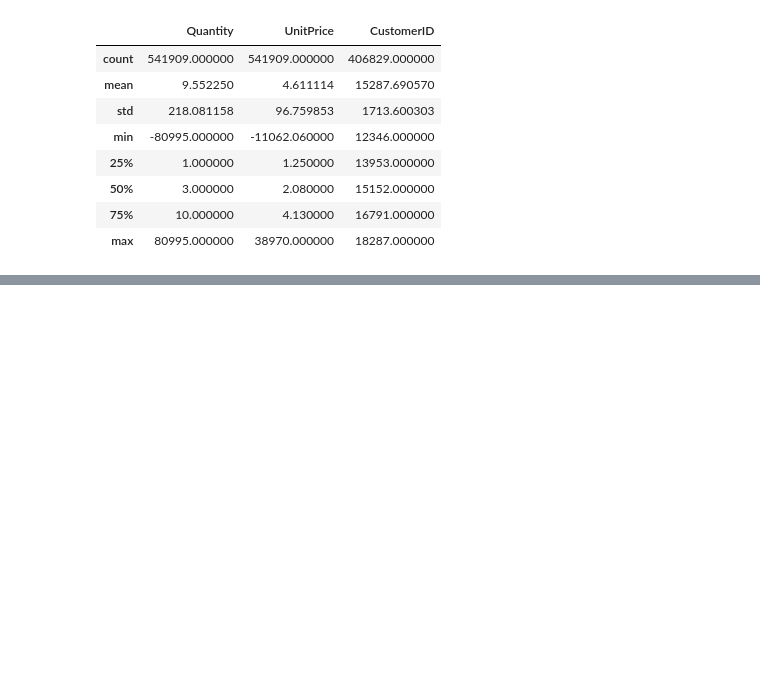
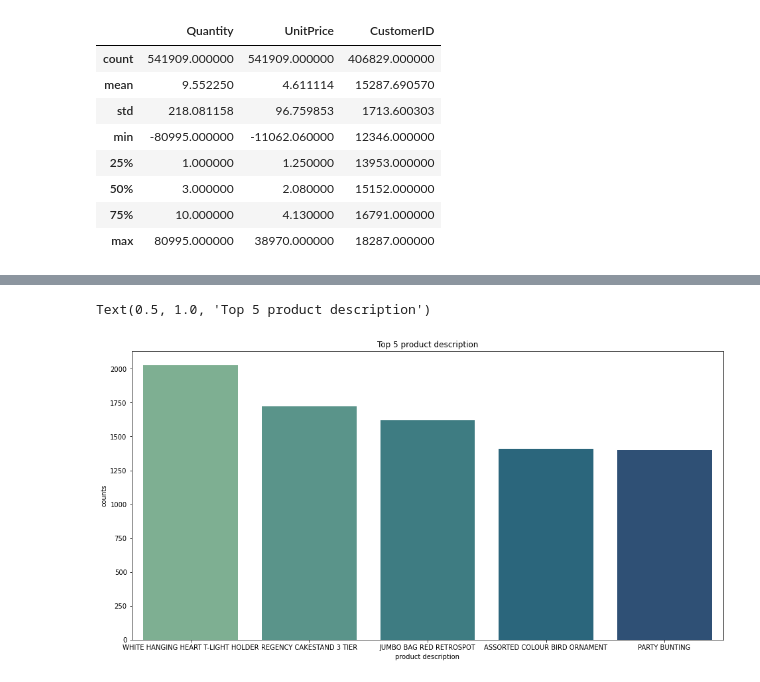
Before and after one commit to milanajudiya/Customer_Segmentation, a Jupyter notebook: Online_Retail_Customer_Segmentation.ipynb, the cells around one changed output, grey strips where cells are left out. Drawn from its saved outputs; the diff is of its cells as text; code cells hidden in the pictures; blank space fills up the shorter version.

```diff
--- a/Online_Retail_Customer_Segmentation.ipynb
+++ b/Online_Retail_Customer_Segmentation.ipynb
@@ -94,0 +113,3 @@ df["InvoiceNo"].str.contains("C").sum()
+# %%
+# drop the row which has missing values
+df_orcs = df_orcs.dropna()
@@ -94,0 +124,6 @@ df["InvoiceNo"].str.contains("C").sum()
+# %%
+# convert Invoice number column to strig datatype
+df_orcs["InvoiceNo"] = df_orcs["InvoiceNo"].astype("str")
+# %%
+# drop the InvoiceNo which is start with "c"
+df_orcs  = df_orcs[~df_orcs["InvoiceNo"].str.contains("C")]
@@ -94,0 +149,4 @@ df["InvoiceNo"].str.contains("C").sum()
+# %%
+df_description = df_orcs["Description"].value_counts().reset_index()
+df_description.rename(columns={"index" : "product description", "Description" : "counts"},inplace=True)
+df_description.head()
@@ -94,0 +169,7 @@ df["InvoiceNo"].str.contains("C").sum()
+# %%
+plt.figure(figsize=(16,8))
+sns.barplot(x= "product description" , y="counts",palette = "crest", data=df_description[:5])
+plt.title("Top 5 product description")
+# %% [output]
+Text(0.5, 1.0, 'Top 5 product description')
+[figure, added]
```
Also changed, not shown: parts of 48 cells of this notebook.
